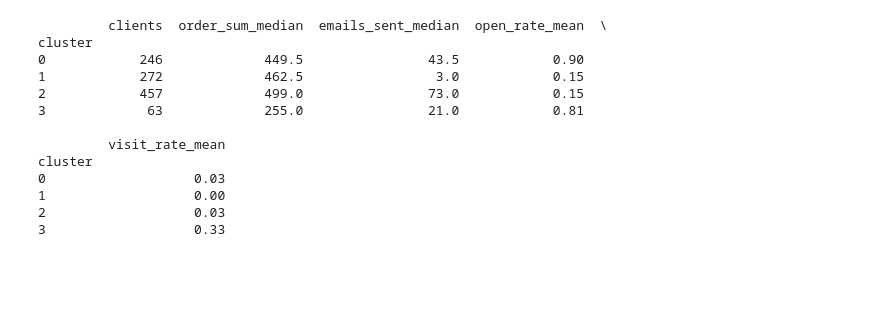
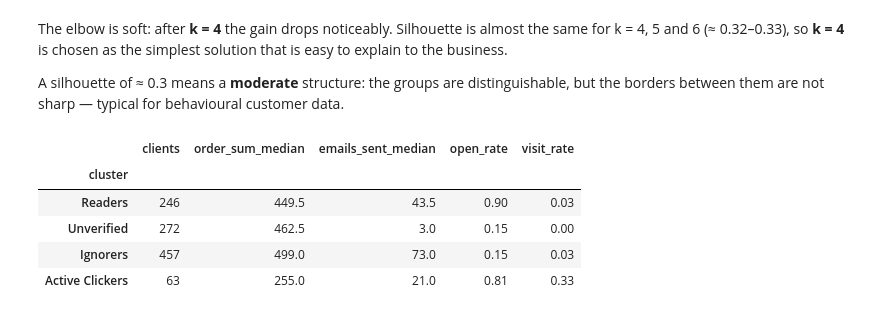
Before and after one commit to ButenkoYuliia/customer-segmentation, a Jupyter notebook: customer_segmentation.ipynb, the cells around one changed output. Cells and saved outputs as stored; diff of their text form; code cells hidden in the pictures; blank space fills up the shorter version.

```diff
--- a/customer_segmentation.ipynb
+++ b/customer_segmentation.ipynb
@@ -103,28 +147,39 @@ for k in range(2, 9):
+# %% [markdown]
+The elbow is soft: after **k = 4** the gain drops noticeably.
+Silhouette is almost the same for k = 4, 5 and 6 (≈ 0.32–0.33),
+so **k = 4** is chosen as the simplest solution that is easy to explain to the business.
+
+A silhouette of ≈ 0.3 means a **moderate** structure: the groups are distinguishable,
+but the borders between them are not sharp — typical for behavioural customer data.
 # %%
-k = 4   # поменяем, если силуэт подскажет другое
-km = KMeans(n_clusters=k, random_state=42, n_init=10)
+km = KMeans(n_clusters=4, random_state=42, n_init=10)
 em['cluster'] = km.fit_predict(X_scaled)
 
 profile = em.groupby('cluster').agg(
     clients=('account_id', 'count'),
     order_sum_median=('order_sum', 'median'),
     emails_sent_median=('emails_sent', 'median'),
-    open_rate_mean=('open_rate', 'mean'),
-    visit_rate_mean=('visit_rate', 'mean'),
+    open_rate=('open_rate', 'mean'),
+    visit_rate=('visit_rate', 'mean'),
 ).round(2)
-print(profile)
+
+# Name clusters by their profile (robust to cluster numbering)
+names = {}
+names[profile['visit_rate'].idxmax()] = 'Active Clickers'
+rest = profile.drop(index=list(names))
+names[rest['emails_sent_median'].idxmin()] = 'Unverified'
+rest = rest.drop(index=list(names), errors='ignore')
+names[rest['open_rate'].idxmax()] = 'Readers'
+names[rest['open_rate'].idxmin()] = 'Ignorers'
+
+em['segment'] = em['cluster'].map(names)
+profile.index = profile.index.map(names)
+profile
 # %% [output]
-         clients  order_sum_median  emails_sent_median  open_rate_mean  \
-cluster
-0            246             449.5                43.5            0.90
-1            272             462.5                 3.0            0.15
-2            457             499.0                73.0            0.15
-3             63             255.0                21.0            0.81
-
-         visit_rate_mean
-cluster
-0                   0.03
-1                   0.00
-2                   0.03
-3                   0.33
+|  | clients | order_sum_median | emails_sent_median | open_rate | visit_rate |
+| cluster |  |  |  |  |  |
+| Readers | 246 | 449.5 | 43.5 | 0.90 | 0.03 |
+| Unverified | 272 | 462.5 | 3.0 | 0.15 | 0.00 |
+| Ignorers | 457 | 499.0 | 73.0 | 0.15 | 0.03 |
+| Active Clickers | 63 | 255.0 | 21.0 | 0.81 | 0.33 |
 # %%
```
Also changed, not shown: parts of 20 cells of this notebook.
